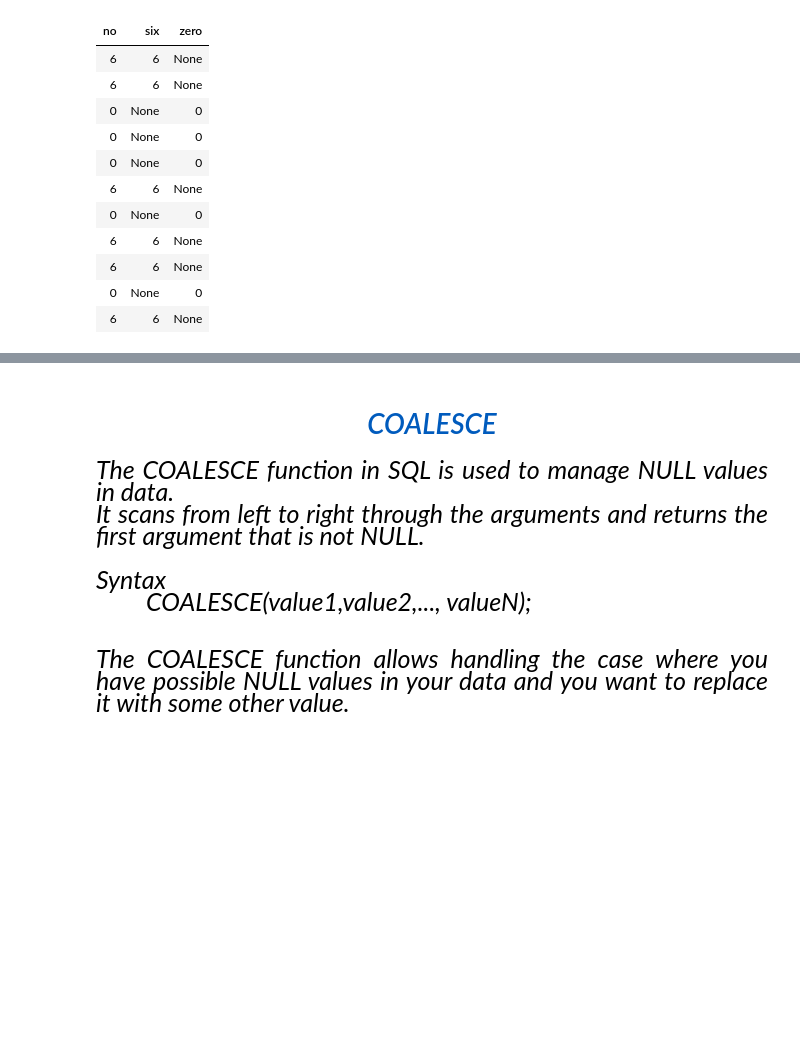
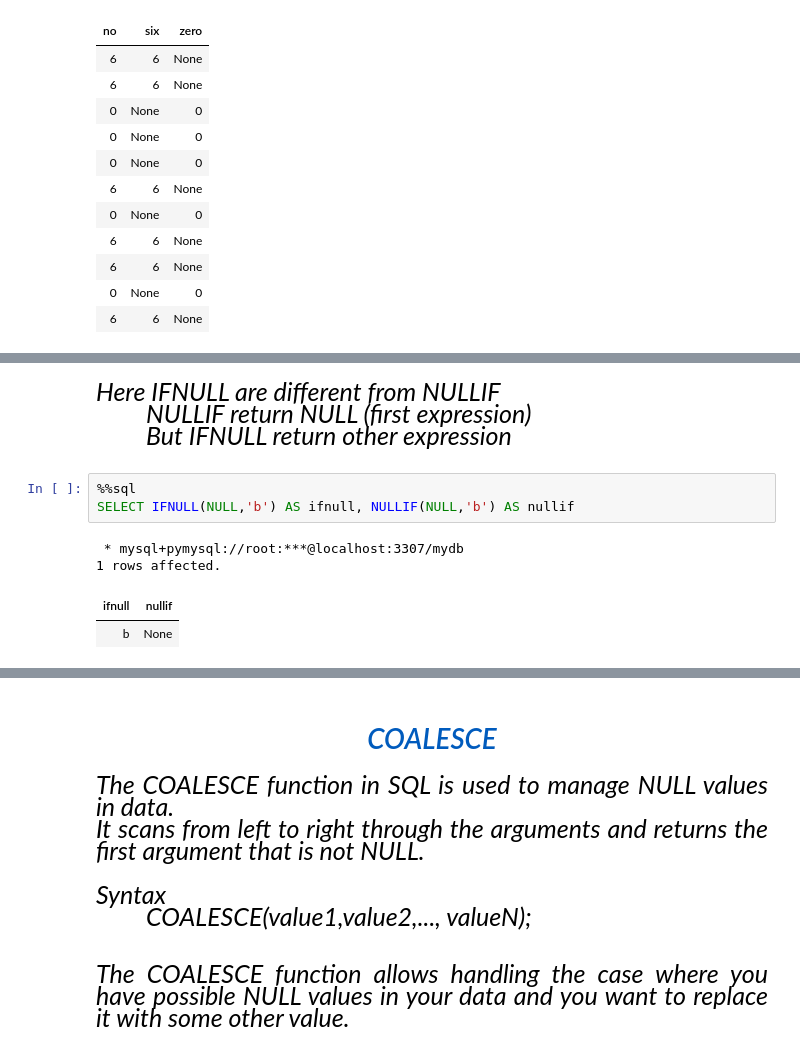
Before and after one commit to Mubeen-Ahmad/python_11, a Jupyter notebook: sql/Conditional.ipynb, the cells around one changed output, grey strips where cells are left out. Drawn from its saved outputs; the diff is of its cells as text; blank space fills up the shorter version.

```diff
--- a/sql/Conditional.ipynb
+++ b/sql/Conditional.ipynb
@@ -258,0 +269,10 @@ FROM random_no
+# %% [markdown]
+<div style="text-align:justify; color:black; font-size:25px; font-family:Sans-serif; font-style: oblique; text-shadow: 0 0 3px white, 0 0 1px black;">Here IFNULL are different from NULLIF <ul>NULLIF return NULL (first expression)<br>But IFNULL return other expression</ul></div>
+# %%
+%%sql
+SELECT IFNULL(NULL,'b') AS ifnull, NULLIF(NULL,'b') AS nullif
+# %% [output]
+ * mysql+pymysql://root:***@localhost:3307/mydb
+1 rows affected.
+| ifnull | nullif |
+| b | None |
```
Also changed, not shown: parts of 5 cells of this notebook, 3 other files.
